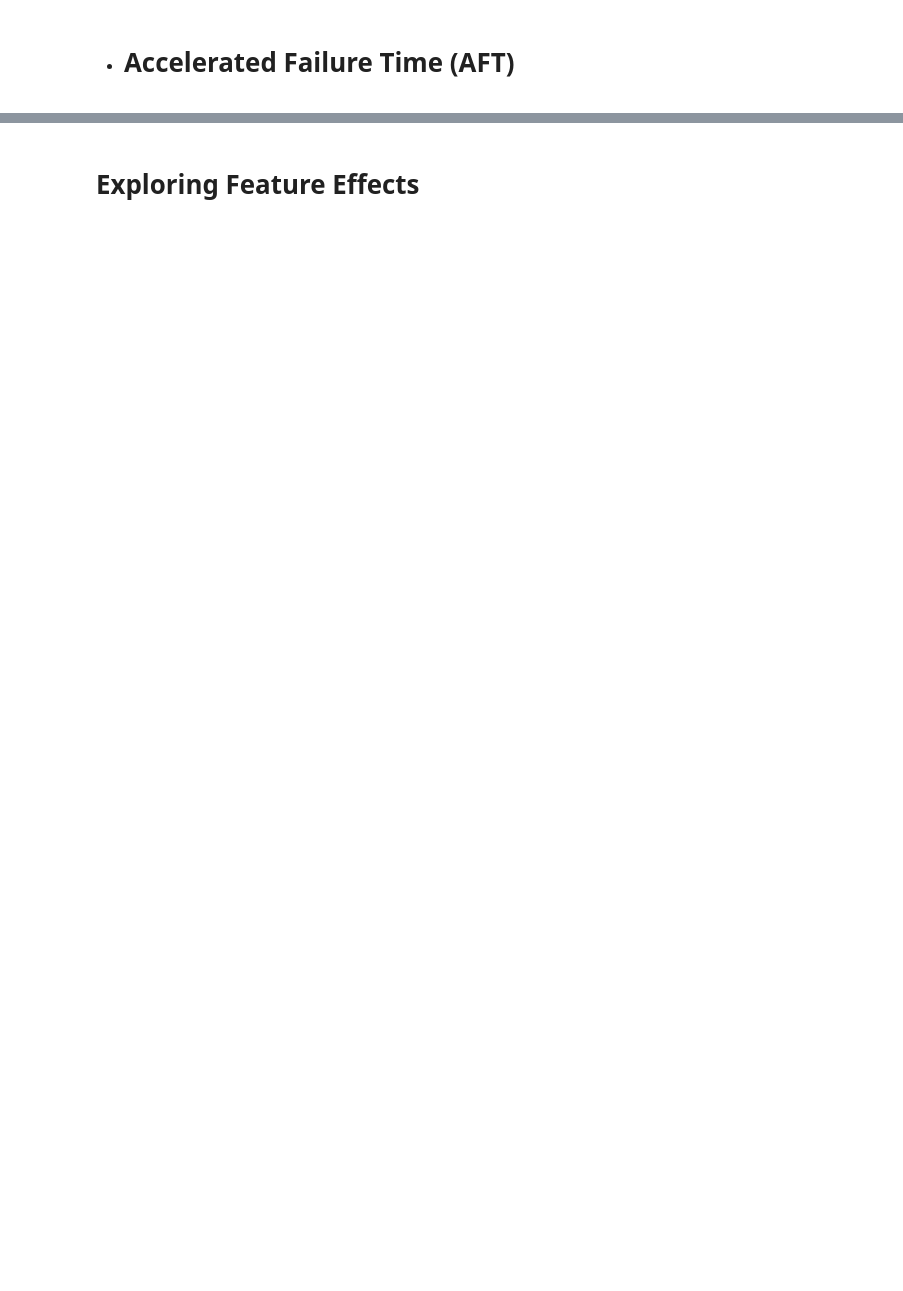
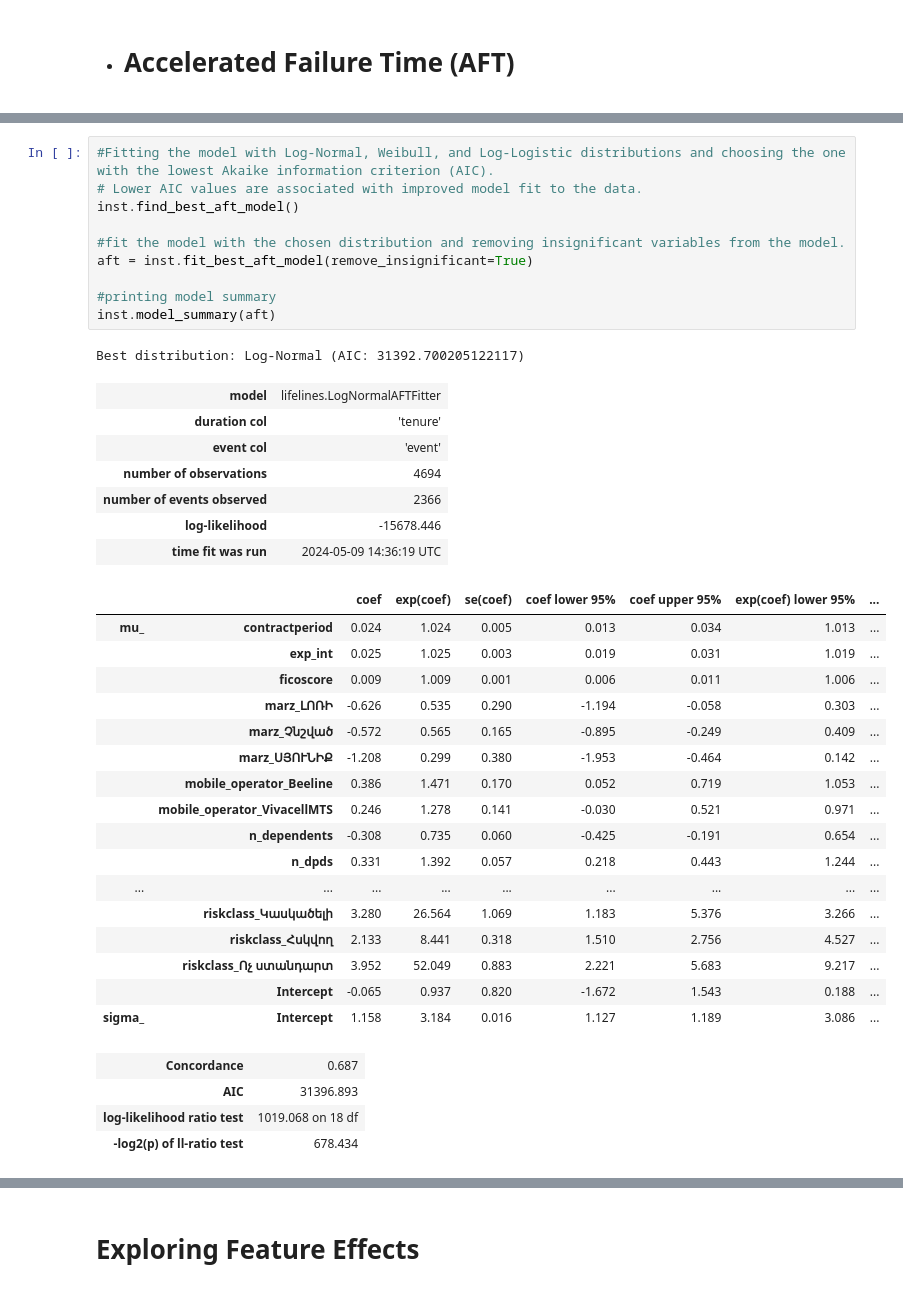
Before and after one commit to anmanasyan/DS299-Capstone, a Jupyter notebook: survival_pipeline/model/survival_analysis.ipynb, the cells around one changed output, grey strips where cells are left out. Drawn from its saved outputs; the diff is of its cells as text; blank space fills up the shorter version.

```diff
--- a/survival_pipeline/model/survival_analysis.ipynb
+++ b/survival_pipeline/model/survival_analysis.ipynb
@@ -330 +291,41 @@ Index(['contractperiod', 'exp_int', 'ficoscore', 'marz_ԼՈՌԻ', 'marz_Չնշվ
+# %%
+#Fitting the model with Log-Normal, Weibull, and Log-Logistic distributions and choosing the one with the lowest Akaike information criterion (AIC).
+# Lower AIC values are associated with improved model fit to the data.
+inst.find_best_aft_model()
+
+#fit the model with the chosen distribution and removing insignificant variables from the model.
+aft = inst.fit_best_aft_model(remove_insignificant=True)
+
+#printing model summary
+inst.model_summary(aft)
+# %% [output]
+Best distribution: Log-Normal (AIC: 31392.700205122117)
+| model | lifelines.LogNormalAFTFitter |
+| duration col | 'tenure' |
+| event col | 'event' |
+| number of observations | 4694 |
+| number of events observed | 2366 |
+| log-likelihood | -15678.446 |
+| time fit was run | 2024-05-09 14:36:19 UTC |
+|  |  | coef | exp(coef) | se(coef) | coef lower 95% | coef upper 95% | exp(coef) lower 95% | ... |
+| mu_ | contractperiod | 0.024 | 1.024 | 0.005 | 0.013 | 0.034 | 1.013 | ... |
+|  | exp_int | 0.025 | 1.025 | 0.003 | 0.019 | 0.031 | 1.019 | ... |
+|  | ficoscore | 0.009 | 1.009 | 0.001 | 0.006 | 0.011 | 1.006 | ... |
+|  | marz_ԼՈՌԻ | -0.626 | 0.535 | 0.290 | -1.194 | -0.058 | 0.303 | ... |
+|  | marz_Չնշված | -0.572 | 0.565 | 0.165 | -0.895 | -0.249 | 0.409 | ... |
+|  | marz_ՍՅՈՒՆԻՔ | -1.208 | 0.299 | 0.380 | -1.953 | -0.464 | 0.142 | ... |
+|  | mobile_operator_Beeline | 0.386 | 1.471 | 0.170 | 0.052 | 0.719 | 1.053 | ... |
+|  | mobile_operator_VivacellMTS | 0.246 | 1.278 | 0.141 | -0.030 | 0.521 | 0.971 | ... |
+|  | n_dependents | -0.308 | 0.735 | 0.060 | -0.425 | -0.191 | 0.654 | ... |
+|  | n_dpds | 0.331 | 1.392 | 0.057 | 0.218 | 0.443 | 1.244 | ... |
+| ... | ... | ... | ... | ... | ... | ... | ... | ... |
+|  | riskclass_Կասկածելի | 3.280 | 26.564 | 1.069 | 1.183 | 5.376 | 3.266 | ... |
+|  | riskclass_Հսկվող | 2.133 | 8.441 | 0.318 | 1.510 | 2.756 | 4.527 | ... |
+|  | riskclass_Ոչ ստանդարտ | 3.952 | 52.049 | 0.883 | 2.221 | 5.683 | 9.217 | ... |
+|  | Intercept | -0.065 | 0.937 | 0.820 | -1.672 | 1.543 | 0.188 | ... |
+| sigma_ | Intercept | 1.158 | 3.184 | 0.016 | 1.127 | 1.189 | 3.086 | ... |
+| Concordance | 0.687 |
+| AIC | 31396.893 |
+| log-likelihood ratio test | 1019.068 on 18 df |
+| -log2(p) of ll-ratio test | 678.434 |
 # %% [markdown]
```
Also changed, not shown: parts of 22 cells of this notebook, 1 other file.
